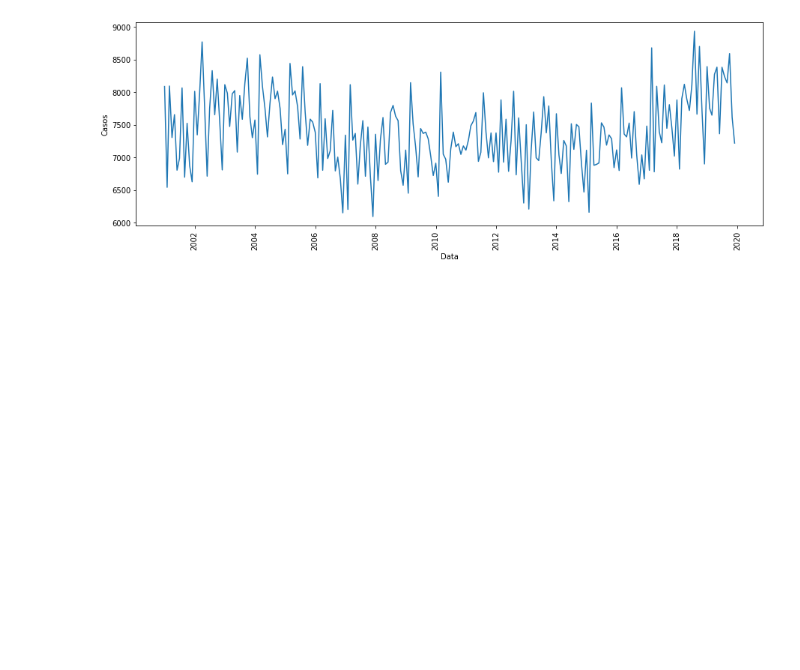
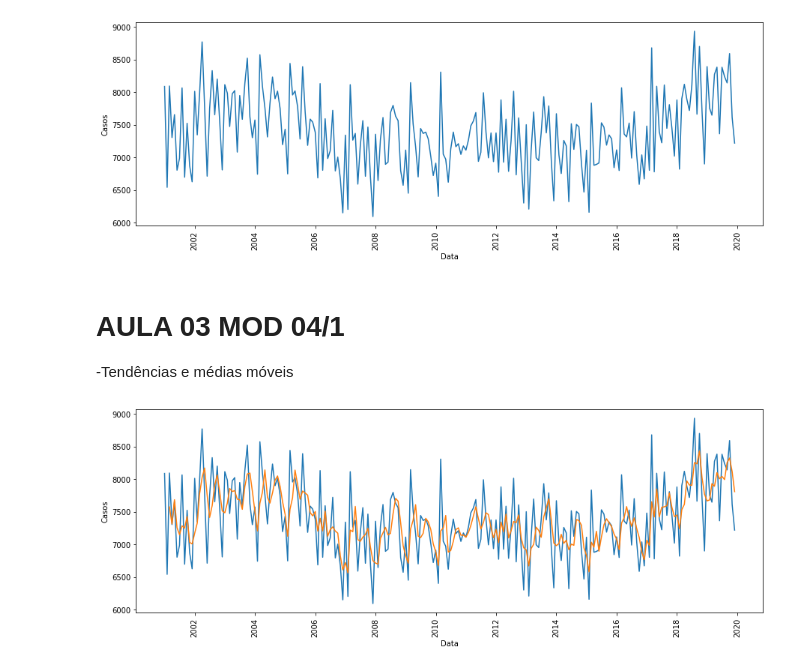
Before and after one commit to GuilhermeRuy97/BootcampDataScience, a Jupyter notebook: Analise_e_previsao_de_Series_Temporais.ipynb, the cells around one changed output. Drawn from its saved outputs; the diff is of its cells as text; code cells hidden in the pictures; blank space fills up the shorter version.

```diff
--- a/Analise_e_previsao_de_Series_Temporais.ipynb
+++ b/Analise_e_previsao_de_Series_Temporais.ipynb
@@ -227,3 +227,27 @@ plt.xticks(rotation = 90)
 plt.show()
 # %% [output]
 [figure]
+# %% [markdown]
+# AULA 03 MOD 04/1
+-Tendências e médias móveis
+# %%
+#Antes de fazermos a média móvel precisamos fazer a ordenação dos dados
+#Como após fazer o sort ele mantem o Index original, vamos resetar os índices
+#Passamos o parâmetro "drop = True" para o reset_index para ele não criar uma nova coluna de índice
+
+dados_st.sort_values(by = ["Data"], inplace = True)
+dados_st.reset_index(drop = True, inplace = True)
+# %%
+#Calculando as médias móveis dos dados para verificar a tendência de uma série amostral
+#O rolling considera uma janela de tempo, ex. a cada 3 meses
+#Fazemos a média dos 3 úiltimos valores
+
+dados_st["Media_Movel_3"] = dados_st["Casos"].rolling(3).mean()
+
+plt.figure(figsize=(15,5))
+sns.lineplot(x = "Data", y = "Casos", data = dados_st)
+sns.lineplot(x = "Data", y = "Media_Movel_3", data = dados_st)
+plt.xticks(rotation = 90)
+plt.show()
+# %% [output]
+[figure, added]
```
Also changed, not shown: parts of 4 cells of this notebook.
